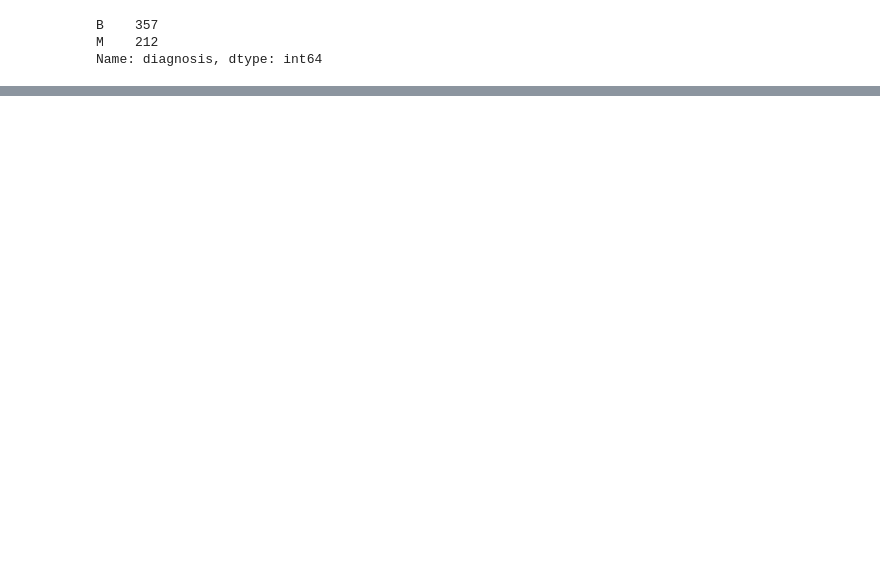
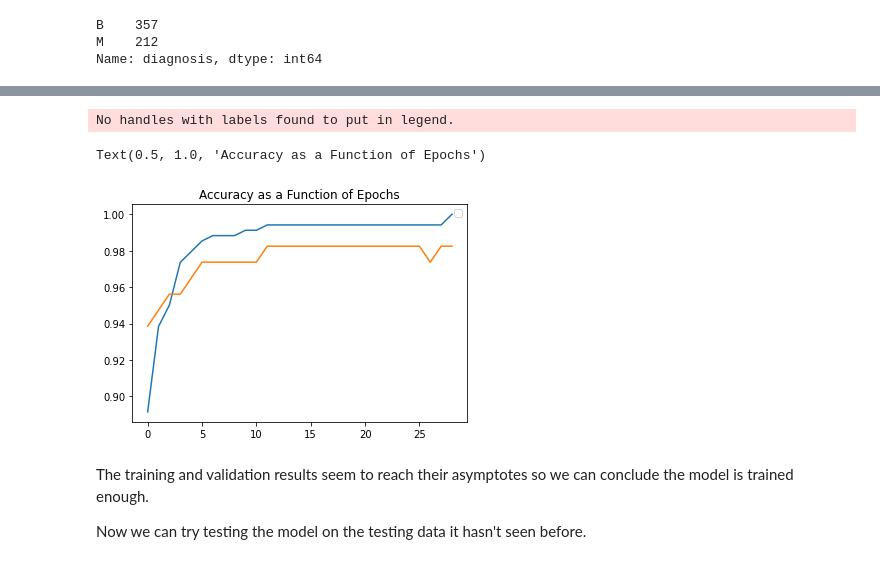
Before and after one commit to alessnarciso/ml-cancer-detection, a Jupyter notebook: CancerDetection.ipynb, the cells around one changed output, grey strips where cells are left out. Drawn from its saved outputs; the diff is of its cells as text; code cells hidden in the pictures; blank space fills up the shorter version.

```diff
--- a/CancerDetection.ipynb
+++ b/CancerDetection.ipynb
@@ -150,0 +269,15 @@ df.shape
+# %%
+x_data = preprocessing.scale(x_data)
+
+x_train, x_test, y_train, y_test = train_test_split(x_data, y_data, test_size = 0.2, random_state = 1)
+
+x_train, x_val, y_train, y_val = train_test_split(x_train, y_train, test_size = 0.25, random_state = 1)
+
+print(x_train.shape)
+print(y_train.shape)
+
+print(x_val.shape)
+print(y_val.shape)
+
+print(x_test.shape)
+print(y_test.shape)
@@ -150,0 +358,17 @@ df.shape
+# %%
+train_accuracy = history_dict['accuracy']
+val_accuracy = history_dict['val_accuracy']
+
+plt.legend()
+
+plt.plot(train_accuracy, label = 'train accuracy')
+plt.plot(val_accuracy, label = 'val accuracy')
+plt.title("Accuracy as a Function of Epochs")
+# %% [output]
+No handles with labels found to put in legend.
+Text(0.5, 1.0, 'Accuracy as a Function of Epochs')
+[figure, added]
+# %% [markdown]
+The training and validation results seem to reach their asymptotes so we can conclude the model is trained enough.
+
+Now we can try testing the model on the testing data it hasn't seen before.
```
Also changed, not shown: parts of 44 cells of this notebook.
